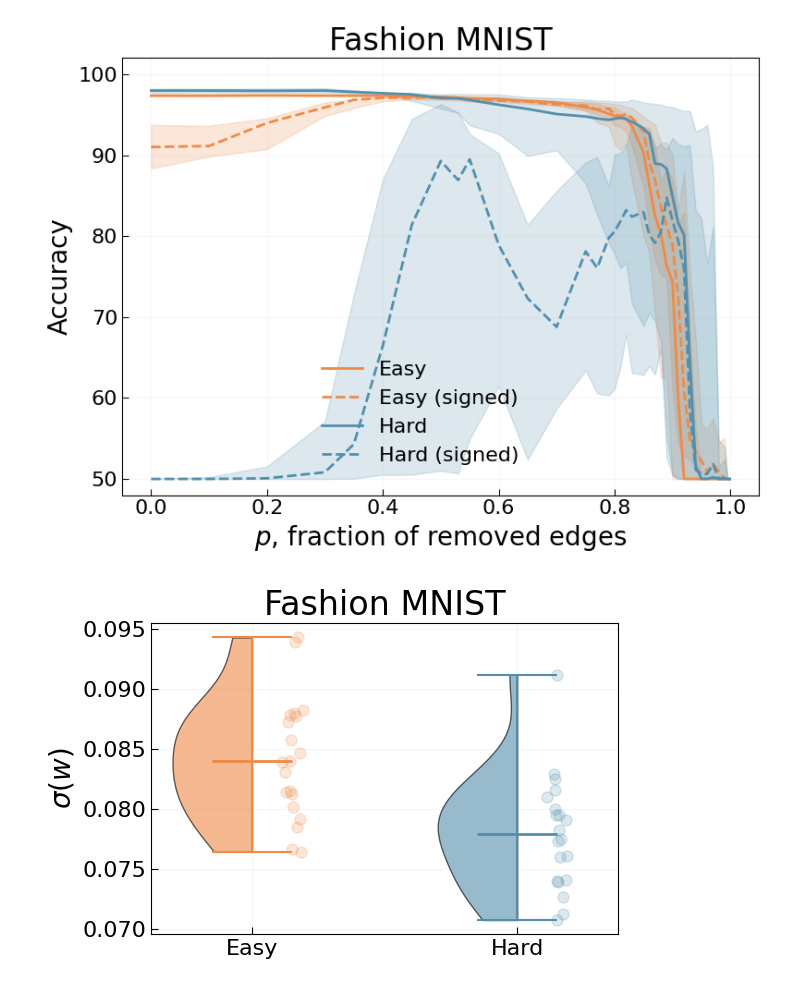
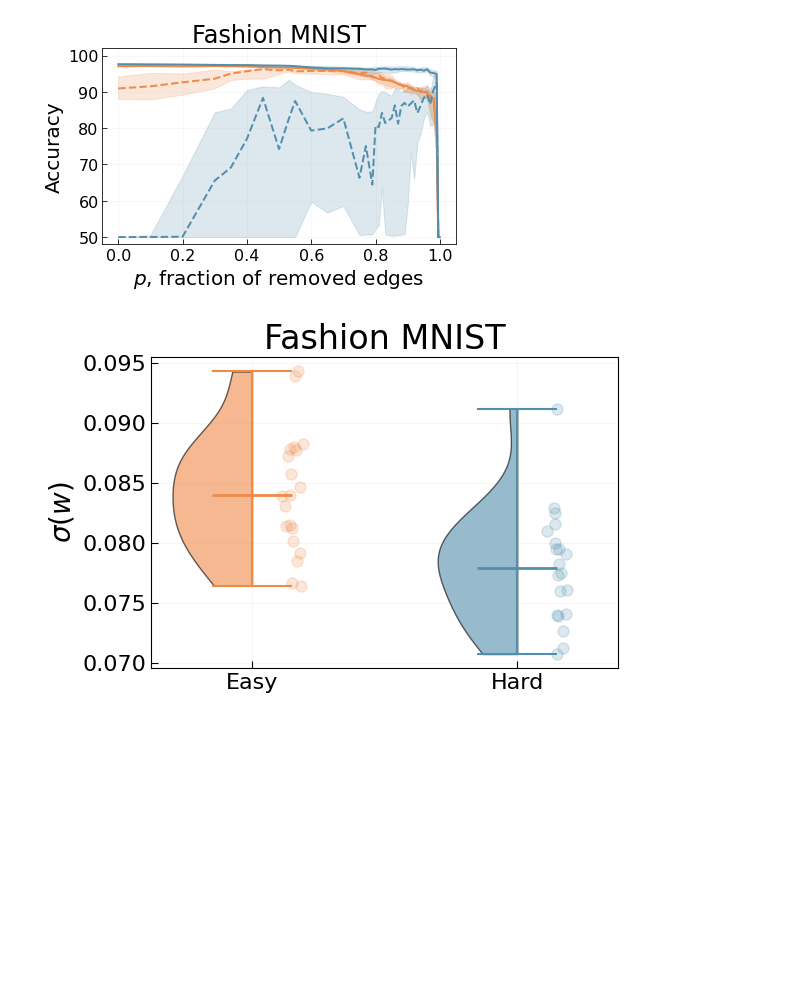
Before and after one commit to robertjankowski/probing-neural-networks, a Jupyter notebook: notebooks/fig1-fashion-mnist-prune.ipynb, the cells around one changed output. Cells and saved outputs as stored; diff of their text form; code cells hidden in the pictures; blank space fills up the shorter version.

```diff
--- a/notebooks/fig1-fashion-mnist-prune.ipynb
+++ b/notebooks/fig1-fashion-mnist-prune.ipynb
@@ -33,15 +36,21 @@ num_samples_per_class = 100000 #1000
 class1 = 3
 class2 = 2
 
-activation_fn = '_sigmoid' # or '' for relu
+# activation_fn = '_sigmoid'
+# activation_fn = ''
+activation_fn = 'tanh'
+
 
 all_original_acc_easy = []
 all_results_easy = []
 
-for i in range(20):
-    path = f'/home/rjankow/data/task_complexity/fix_accuracy/for_paper/output_fashion_mnist_classes_{class1}_{class2}_dim_{hidden_size[0]}_n_{num_samples_per_class}_i{i}{activation_fn}/'
+new_range = list(range(10)) + list(range(11, 20))
+
+for i in new_range:
+    #path = f'/home/rjankow/data/task_complexity/fix_accuracy/for_paper/output_fashion_mnist_classes_{class1}_{class2}_dim_{hidden_size[0]}_n_{num_samples_per_class}_i{i}{activation_fn}/'
+    path = f'/home/rjankow/data/task_complexity.NOBACKUP/fix_accuracy/for_paper/output_fashion_mnist_classes_{class1}_{class2}_dim_{hidden_size[0]}_n_{num_samples_per_class}_i{i}_{activation_fn}/'
     original_acc_easy, results_easy = sparsify_mlp(9, path, [class1, class2], num_samples_per_class,
-                                         hidden_size, verbose=False, dataset=dataset)
+                                         hidden_size, verbose=False, dataset=dataset, activation_fn=activation_fn)
     all_original_acc_easy.append(original_acc_easy)
     all_results_easy.append(results_easy)
 # %% [output]
@@ -59,10 +68,11 @@ class2 = 1
 all_original_acc_hard = []
 all_results_hard = []
 
-for i in range(20):
-    path = f'/home/rjankow/data/task_complexity/fix_accuracy/for_paper/output_fashion_mnist_classes_{class1}_{class2}_dim_{hidden_size[0]}_n_{num_samples_per_class}_i{i}{activation_fn}/'
+for i in new_range:
+    #path = f'/home/rjankow/data/task_complexity/fix_accuracy/for_paper/output_fashion_mnist_classes_{class1}_{class2}_dim_{hidden_size[0]}_n_{num_samples_per_class}_i{i}{activation_fn}/'
+    path = f'/home/rjankow/data/task_complexity.NOBACKUP/fix_accuracy/for_paper/output_fashion_mnist_classes_{class1}_{class2}_dim_{hidden_size[0]}_n_{num_samples_per_class}_i{i}_{activation_fn}/'
     original_acc_hard, results_hard = sparsify_mlp(9, path, [class1, class2], num_samples_per_class,
-                                                   hidden_size, verbose=False, dataset=dataset)
+                                                   hidden_size, verbose=False, dataset=dataset, activation_fn=activation_fn)
     all_original_acc_hard.append(original_acc_hard)
     all_results_hard.append(results_hard)
 # %% [output]
@@ -141,35 +151,37 @@ plot_shaded_area(x, vals_original_easy, plot_style='median_iqr', label='Easy', c
 vals_signed_easy = extract_values(all_results_easy, 1)
 plot_shaded_area(x, vals_signed_easy, plot_style='median_iqr', label='Easy (signed)',
                  color=colors[0], linestyle='--')
 
 # plt.fill_between(x, np.percentile(all_original_acc_hard, 25), np.percentile(all_original_acc_hard, 75),
 #                  color='black', alpha=0.2)
 # plt.axhline(np.median(all_original_acc_hard), linestyle='--', color='black', label='Hard original')
 
 vals_original_hard = extract_values(all_results_hard, 0)
 plot_shaded_area(x, vals_original_hard, plot_style='median_iqr', label='Hard',
                  color=colors[-1])
 
 vals_signed_hard = extract_values(all_results_hard, 1)
 plot_shaded_area(x, vals_signed_hard, plot_style='median_iqr', label='Hard (signed)',
                  color=colors[-1], linestyle='--')
 
-plt.legend(loc=(0.3, 0.05))
+# plt.legend(loc=(0.3, 0.05))
 plt.ylabel('Accuracy')
 plt.xlabel('$p$, fraction of removed edges')
 plt.ylim(48, 102)
 
 plt.title('Fashion MNIST')
 
 plt.tight_layout()
 
 # plt.savefig("../plots/paper/prune_fashion_mnist_d64.pdf")
 # plt.savefig("../plots/paper/prune_fashion_mnist_d32.pdf")
 # plt.savefig("../plots/paper/prune_fashion_mnist_d128.pdf")
 
 # plt.savefig("../plots/paper/prune_fashion_mnist_d64_sigmoid.pdf")
+
+# plt.savefig("prune_fashion_mnist_tanh_d64.pdf")
 # %% [output]
-[figure, old version]
+[figure, new version]
 # %%
 hidden_size = [64]
 
```
Also changed, not shown: parts of 3 cells of this notebook, 17 other files.
